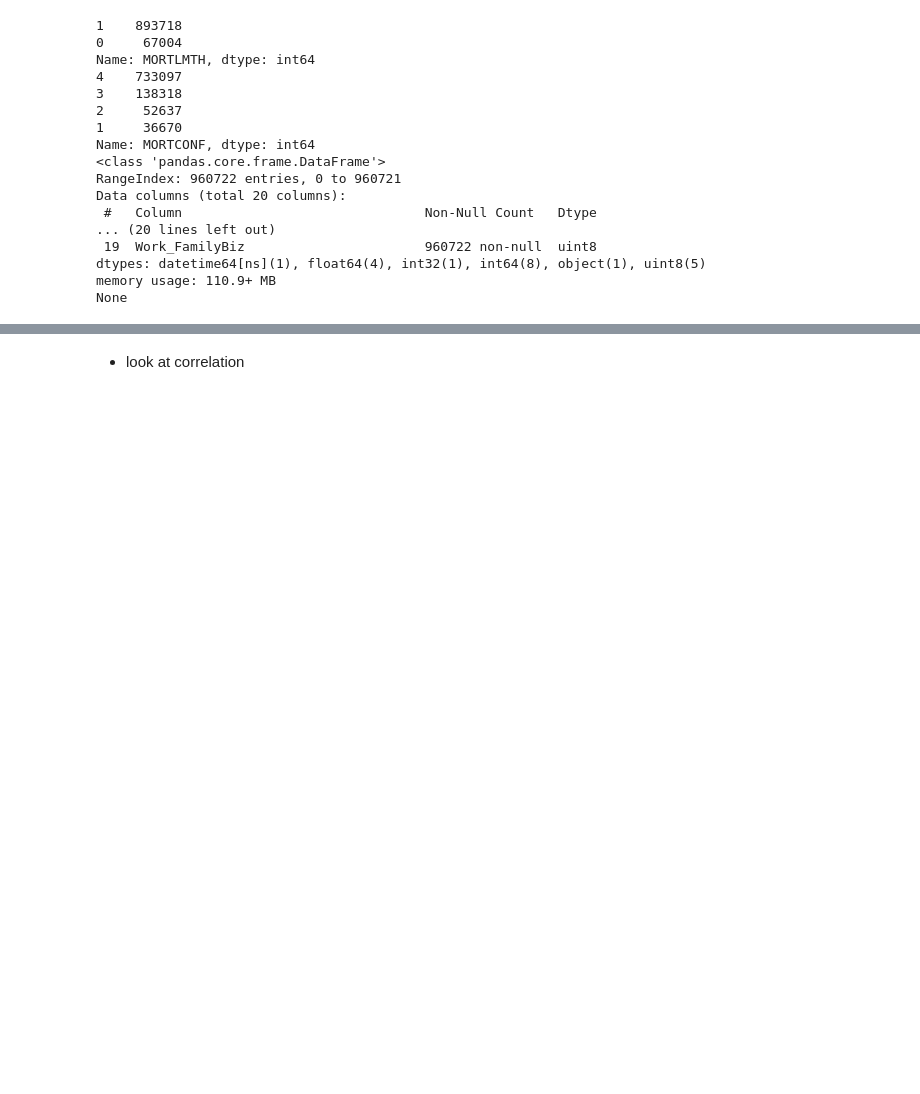
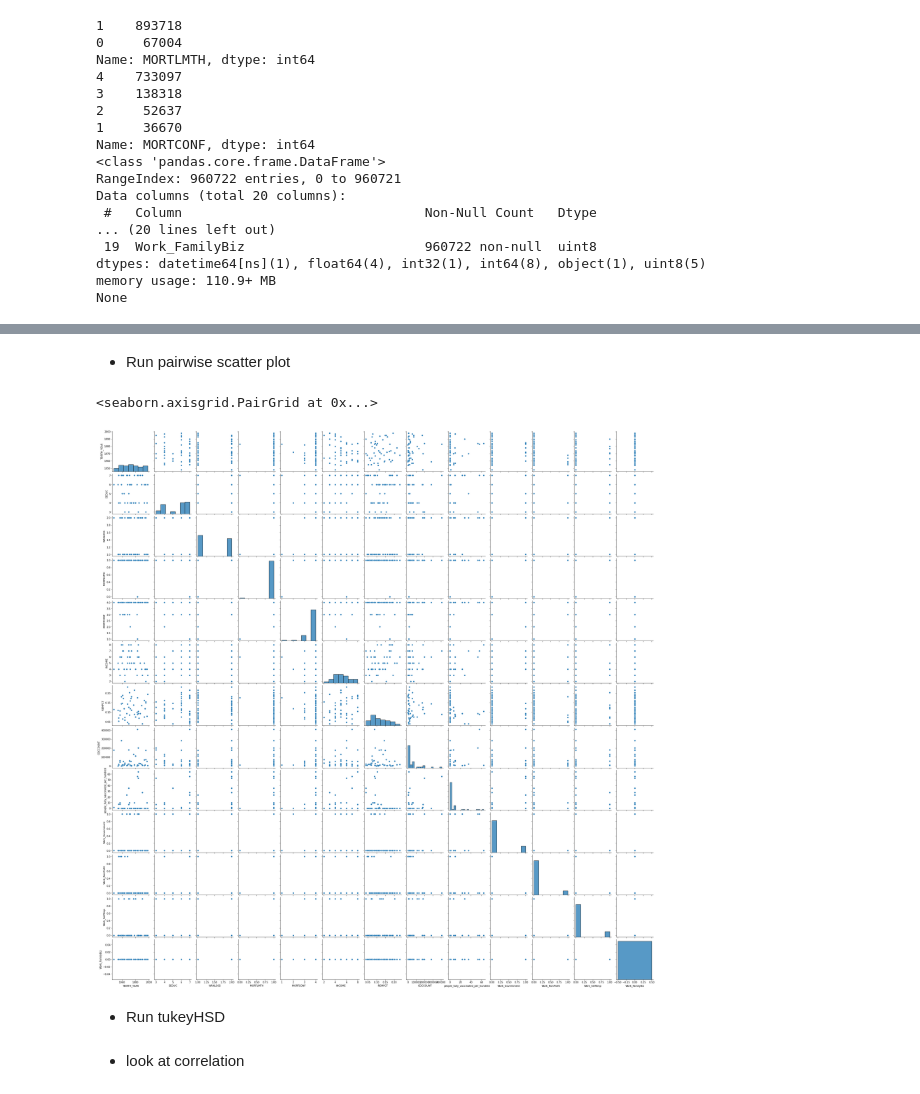
Before and after one commit to AyersAuthentic/dva_data_viz, a Jupyter notebook: models/Project_work.ipynb, the cells around one changed output, grey strips where cells are left out. Drawn from its saved outputs; the diff is of its cells as text; code cells hidden in the pictures; blank space fills up the shorter version.

```diff
--- a/models/Project_work.ipynb
+++ b/models/Project_work.ipynb
@@ -298,3 +329,14 @@ masterdf.drop(columns=['STATE_C','ANXWORRYDWN_NUM', 'YEARMONTH'],inplace=True)
+# %% [markdown]
+* Run pairwise scatter plot
+# %%
+x_sample=masterdf.sample(frac=0.00005, replace=False, random_state=1)
+
+sns.pairplot(x_sample.loc[:,~x_sample.columns.isin(['people_vaccinated_per_hundred','ANXWORRYDWN','Work_Private'])])
+# %% [output]
+<seaborn.axisgrid.PairGrid at 0x...>
+[figure, added]
+# %% [markdown]
+* Run tukeyHSD
 # %% [markdown]
 * look at correlation
 # %%
```
Also changed, not shown: parts of 44 cells of this notebook.
